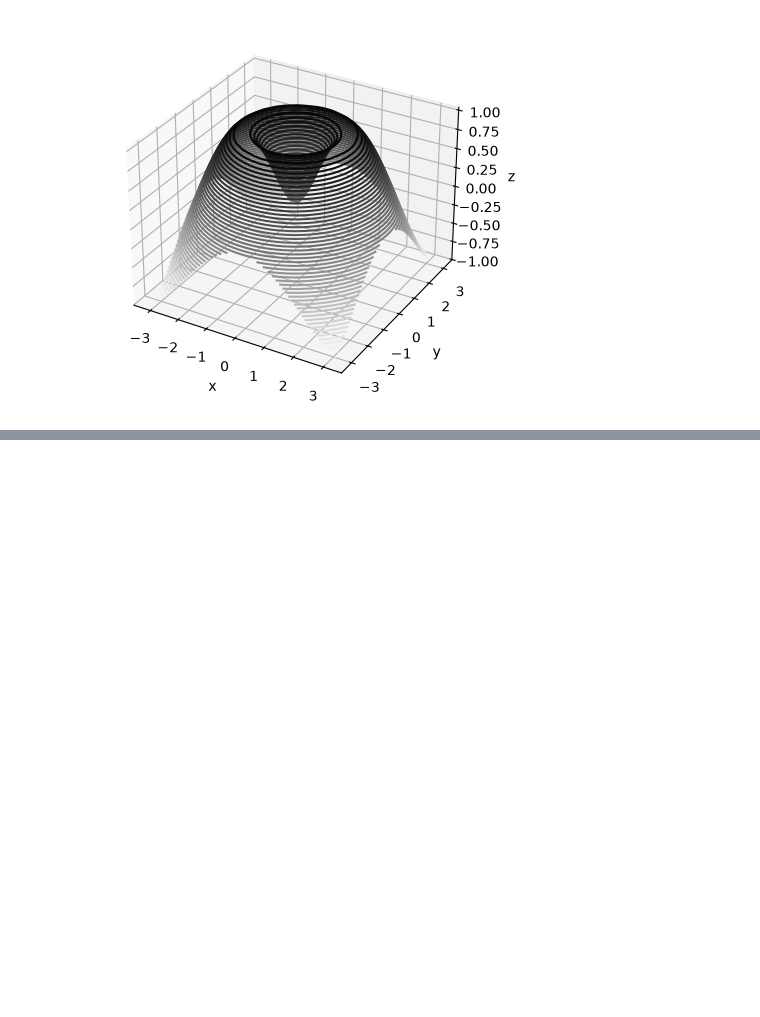
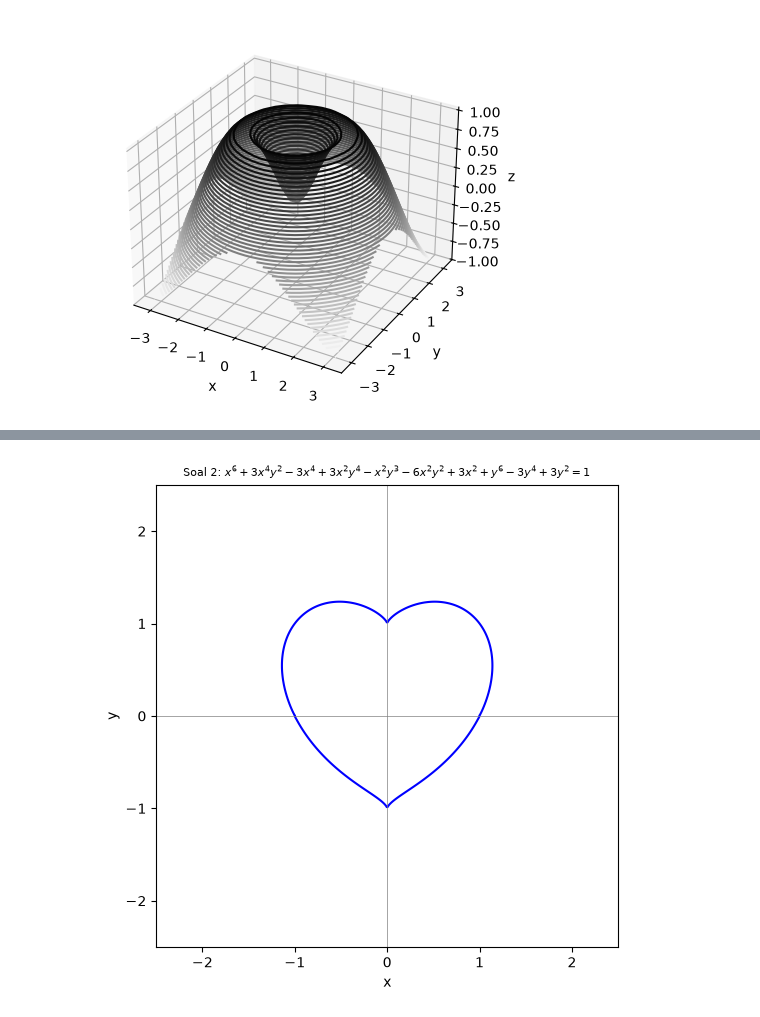
Before and after one commit to Christina-Sitinjak/CERTAN, a Jupyter notebook: 42324056_Christina Adelia Sitinjak.ipynb, the cells around one changed output, grey strips where cells are left out. Drawn from its saved outputs; the diff is of its cells as text; code cells hidden in the pictures; blank space fills up the shorter version.

```diff
--- a/42324056_Christina Adelia Sitinjak.ipynb
+++ b/42324056_Christina Adelia Sitinjak.ipynb
@@ -720,0 +757,28 @@ Text(0.5, 0, 'z')
+# %%
+# Soal 2
+# Buatlah grafik 2 dimensi dari persamaan berikut:
+# x^6 + 3x^4y^2 - 3x^4 + 3x^2y^4 - x^2y^3 - 6x^2y^2
+#   + 3x^2 + y^6 - 3y^4 + 3y^2 = 1
+# (Kurva implisit -> digambar memakai contour pada level = 1)
+
+def F_soal2(x, y):
+    return (x**6 + 3*x**4*y**2 - 3*x**4 + 3*x**2*y**4 - x**2*y**3
+            - 6*x**2*y**2 + 3*x**2 + y**6 - 3*y**4 + 3*y**2)
+
+x2 = np.linspace(-2.5, 2.5, 500)
+y2 = np.linspace(-2.5, 2.5, 500)
+X2, Y2 = np.meshgrid(x2, y2)
+Z2 = F_soal2(X2, Y2)
+
+fig2, ax2 = plt.subplots(figsize=(6, 6))
+ax2.contour(X2, Y2, Z2, levels=[1], colors='blue')
+ax2.set_xlabel('x')
+ax2.set_ylabel('y')
+ax2.set_title(r'Soal 2: $x^6+3x^4y^2-3x^4+3x^2y^4-x^2y^3-6x^2y^2+3x^2+y^6-3y^4+3y^2=1$',
+              fontsize=8)
+ax2.axhline(0, color='gray', linewidth=0.5)
+ax2.axvline(0, color='gray', linewidth=0.5)
+ax2.set_aspect('equal')
+plt.show()
+# %% [output]
+[figure, added]
```
Also changed, not shown: parts of 3 cells of this notebook, 1 other file.
